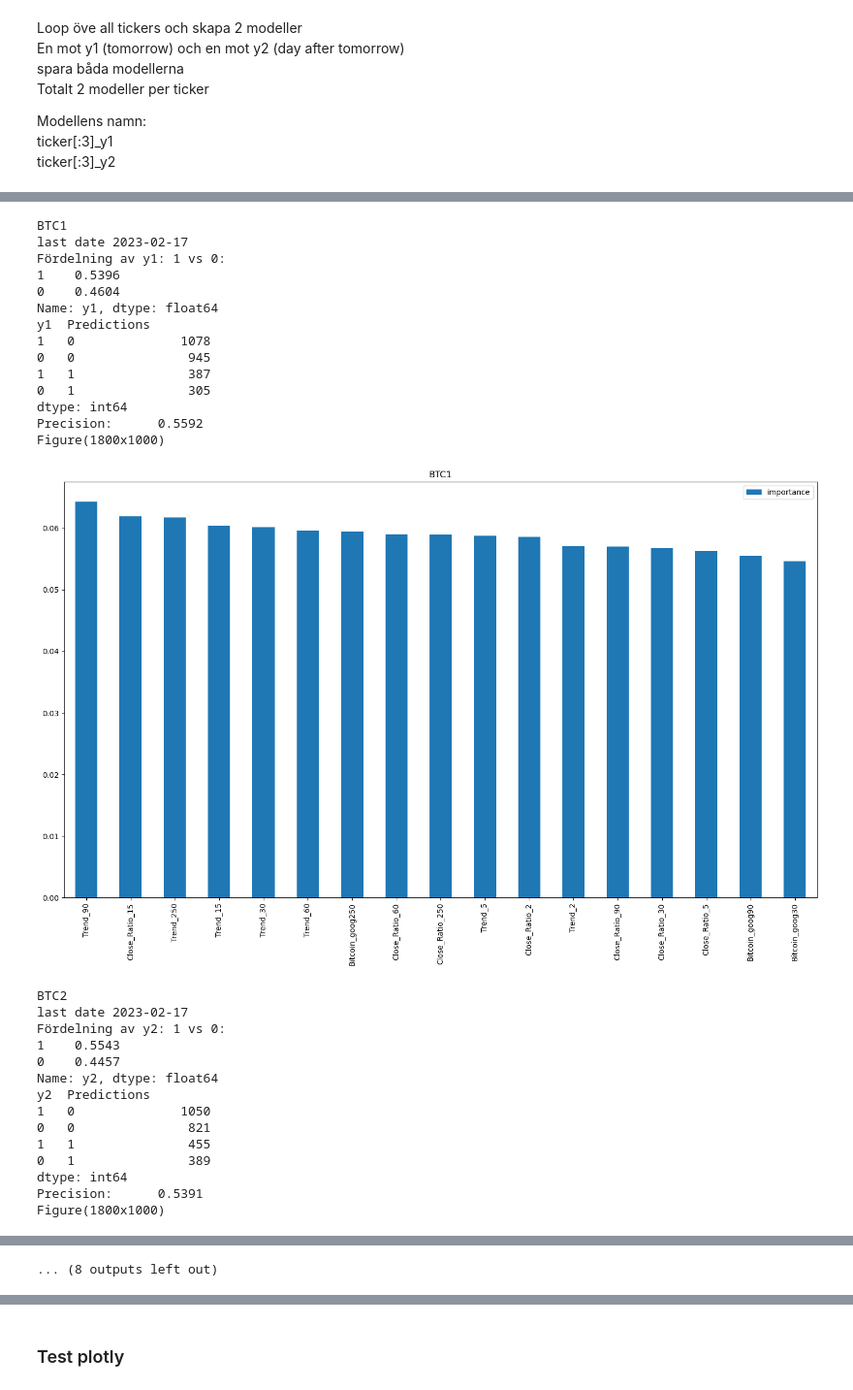
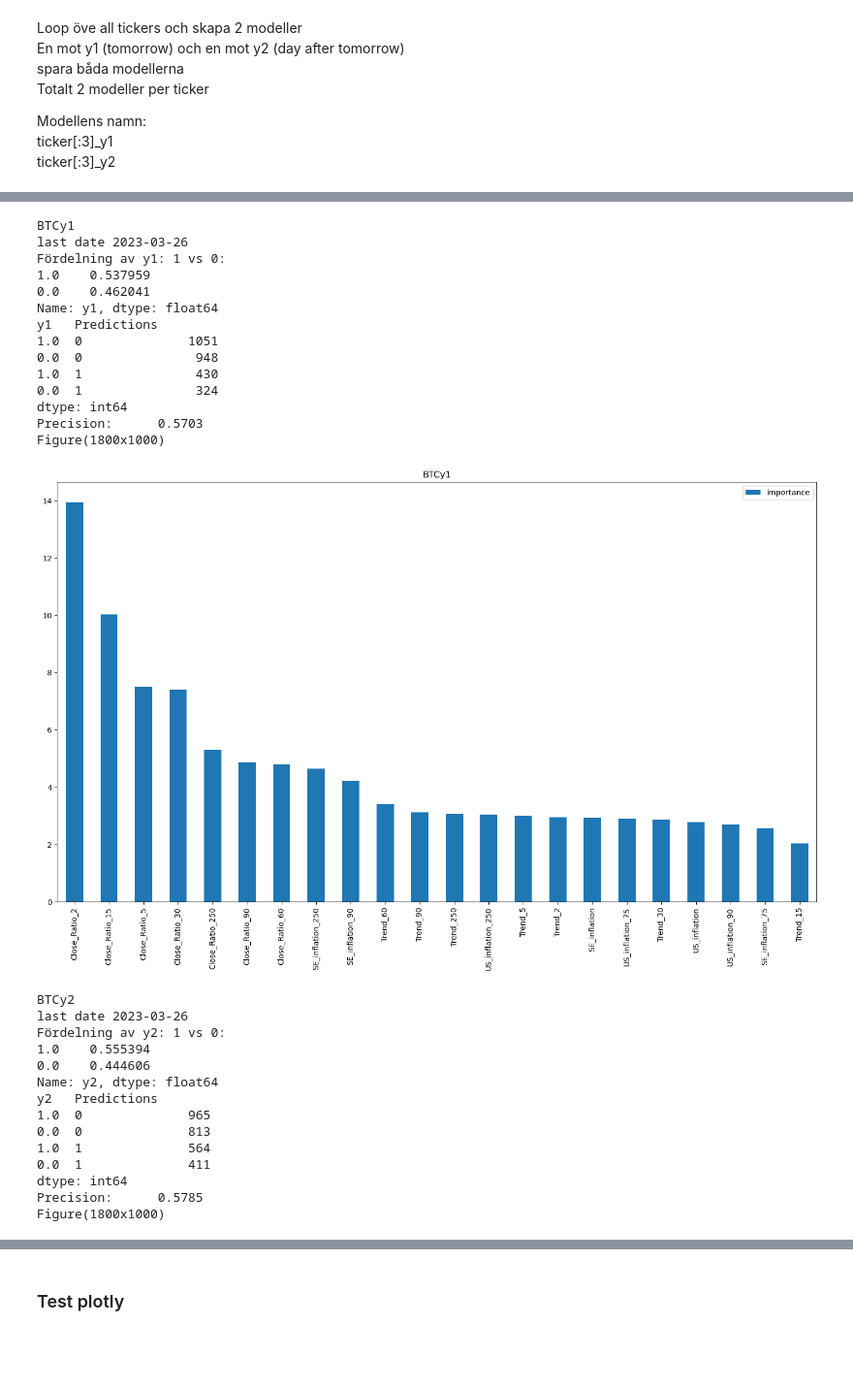
Before and after one commit to carokanns/the_new_Krypto, a Jupyter notebook: new_skapa_modeller.ipynb, the cells around one changed output, grey strips where cells are left out. Shown at 97% size. Drawn from its saved outputs; the diff is of its cells as text; code cells hidden in the pictures; blank space fills up the shorter version.

Commit message:
remove google Trends. Make xgb ok. Catb not ok

```diff
--- a/new_skapa_modeller.ipynb
+++ b/new_skapa_modeller.ipynb
@@ -449,7 +434,7 @@ def print_results(predictions, target):
 # %% [markdown]
 ### Beräkna predictors
 # %%
-def add_predictors(df_, ticker, target, horizons=[2,5,60,250], ETH_BTC=False):
+def create_predictors(df_, ticker, target, horizons=[2,5,60,250], ETH_BTC=False):
     df = df_.copy()
     ticker_name = ticker[:3]
     # tidsintervall i dagar för rullande medelvärden
@@ -778,33 +890,47 @@ df_test[predictors]
 # %%
 horizons=[2,5,15,30,60,90,250]
-precision_list, predictors = generate_all_xgbmodels(df_org, tickers, horizons=horizons, save=True, remove=['month','stoch_k','day_of_week','day_of_month'], use_inflations=False)
+# precision_list, predictors = generate_all_xgbmodels(df_org,
+#                                                     tickers,
+#                                                     horizons=horizons,
+#                                                     save=True,
+#                                                     remove=['month','stoch_k','day_of_week','day_of_month'],
+#                                                     use_inflations=True)
+
+precision_list, predictors = generate_all_models(df_org,
+                                                tickers,
+                                                horizons=horizons,
+                                                model_type='catb',
+                                                save=True,
+                                                remove=['month', 'stoch_k', 'day_of_week', 'day_of_month'],
+                                                ETH_BTC=False,
+                                                use_inflations=True)
 # %% [output]
-BTC1
-last date 2023-02-17
+BTCy1
+last date 2023-03-26
 Fördelning av y1: 1 vs 0:
-1    0.5396
-0    0.4604
+1.0    0.537959
+0.0    0.462041
 Name: y1, dtype: float64
-y1  Predictions
-1   0              1078
-0   0               945
-1   1               387
-0   1               305
+y1   Predictions
+1.0  0              1051
+0.0  0               948
+1.0  1               430
+0.0  1               324
 dtype: int64
-Precision:      0.5592
+Precision:      0.5703
 Figure(1800x1000)
-[figure, old version]
+[figure, new version]
-BTC2
-last date 2023-02-17
+BTCy2
+last date 2023-03-26
 Fördelning av y2: 1 vs 0:
-1    0.5543
-0    0.4457
+1.0    0.555394
+0.0    0.444606
 Name: y2, dtype: float64
-y2  Predictions
-1   0              1050
-0   0               821
-1   1               455
-0   1               389
+y2   Predictions
+1.0  0              965
+0.0  0              813
+1.0  1              564
+0.0  1              411
 dtype: int64
-Precision:      0.5391
+Precision:      0.5785
 Figure(1800x1000)
@@ -872,4 +941,3 @@ Figure(1800x1000)
-... (8 outputs left out)
 # %%
 
 df_precision = pd.DataFrame(dict(precision_list), index=['precision']).T
```
Also changed, not shown: parts of 34 cells of this notebook, 31 other files.
